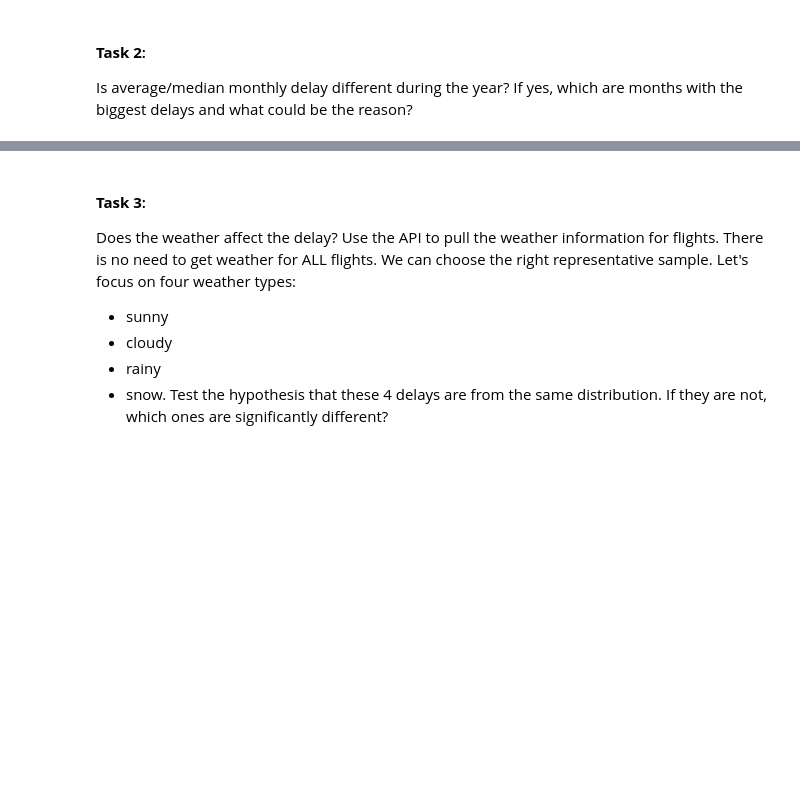
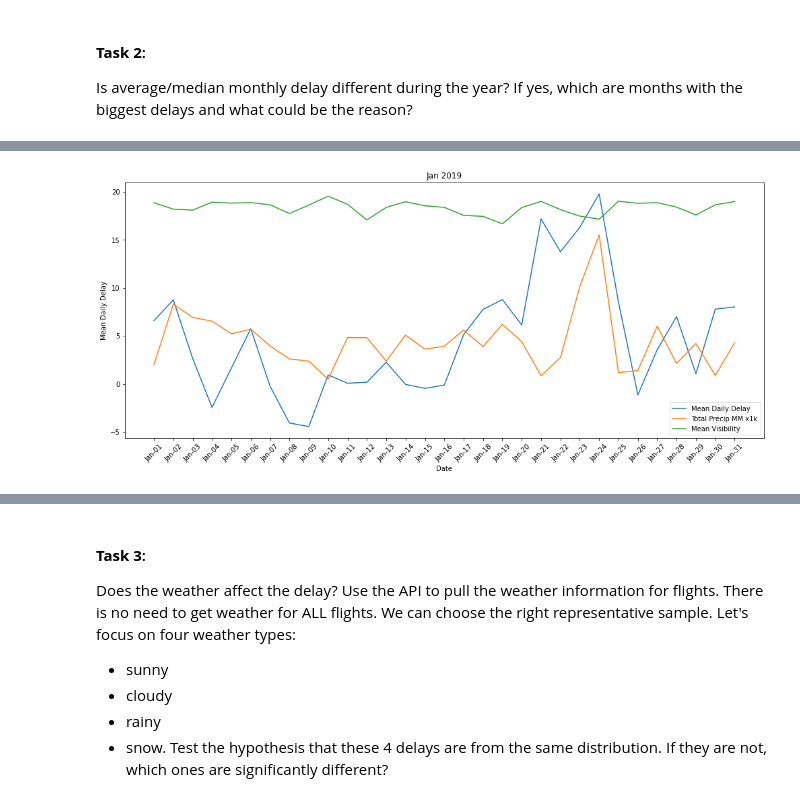
Before and after one commit to KyleKulas/Flight_Delay_Prediction, a Jupyter notebook: Kyle_eda/kyle_exploratory_analysis.ipynb, the cells around one changed output, grey strips where cells are left out. Cells and saved outputs as stored; diff of their text form; code cells hidden in the pictures; blank space fills up the shorter version.

```diff
--- a/Kyle_eda/kyle_exploratory_analysis.ipynb
+++ b/Kyle_eda/kyle_exploratory_analysis.ipynb
@@ -222,0 +199,16 @@ monthly_stat_df.sort_values(['year', 'mean'], ascending=False)
+# %%
+# compare mean monthly delay to total precip from destination and origin
+years = ['2019']
+months = ['01']
+daily_stats_df = pd.DataFrame()
+for year in years:
+    for month in months:
+        month_df = pd.read_csv(f'data/{month}_{year}_flights_weather.csv', low_memory=False)
+        month_df.dropna(inplace=True,subset=['arr_delay'])
+        grouped_df = month_df.groupby(['date']).agg({'arr_delay': 'mean',
+                                                     'mkt_unique_carrier': 'count',
+                                                     'precip_origin': 'sum',
+                                                     'precip_dest': 'sum',
+                                                     'visibility_origin': 'mean',
+                                                     'visibility_dest': 'mean' }).reset_index()
+        daily_stats_df= pd.concat([daily_stats_df,grouped_df], ignore_index=True)
@@ -222,0 +224,16 @@ monthly_stat_df.sort_values(['year', 'mean'], ascending=False)
+# %%
+fig, ax = plt.subplots(figsize=(17,7))
+ax.xaxis.set_major_formatter(mdates.DateFormatter('%b-%d'))
+
+plt.plot(daily_stats_df['date'],daily_stats_df['arr_delay'], label='Mean Daily Delay')
+plt.plot(daily_stats_df['date'], (daily_stats_df['precip_origin'] + daily_stats_df['precip_dest'])/ 1000 ,label='Total Precip MM x1k')
+plt.plot(daily_stats_df['date'], (daily_stats_df['visibility_origin'] + daily_stats_df['visibility_dest']),label='Mean Visibility')
+plt.ylabel('Mean Daily Delay')
+plt.xlabel('Date')
+plt.xticks(rotation=45)
+plt.title('Jan 2019')
+plt.legend()
+#plt.savefig('daily_delay_mean_vs_precip_vs_visibility_jan_2019')
+plt.show()
+# %% [output]
+[figure, added]
```
Also changed, not shown: parts of 46 cells of this notebook, 1 other file.
